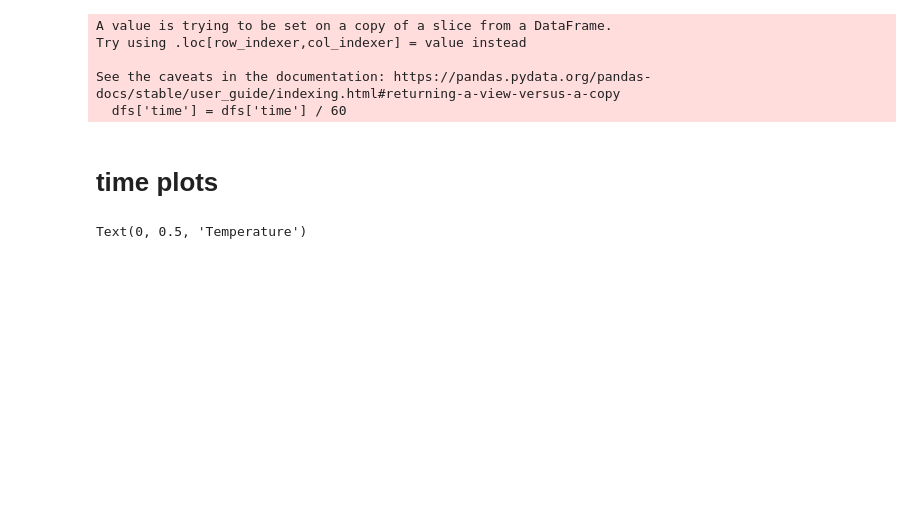
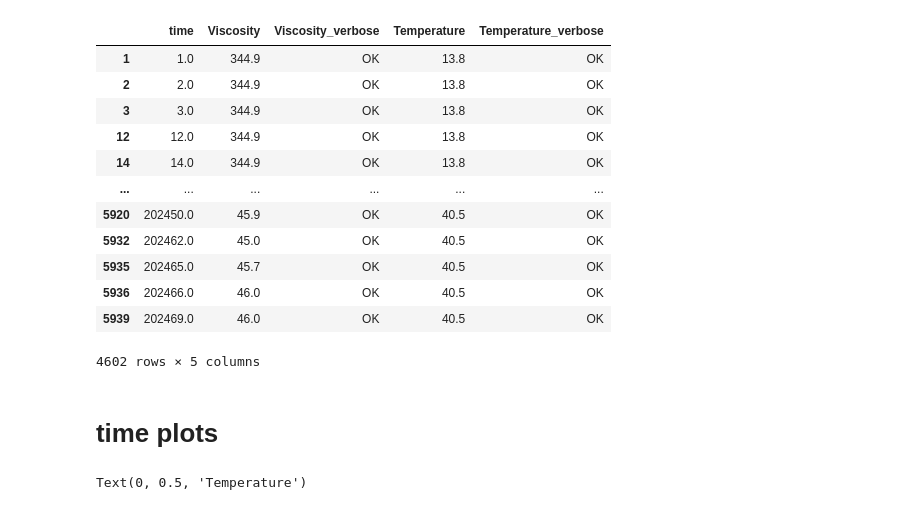
Before and after one commit to EnglishBeach/Diplom-work, a Jupyter notebook: plots.ipynb, the cells around one changed output. Saved outputs shown, nothing was run; the diff lists cells and outputs as text; code cells hidden in the pictures; blank space fills up the shorter version.

```diff
--- a/plots.ipynb
+++ b/plots.ipynb
@@ -1,6 +1,7 @@
 # %%
 import pandas as pd
 import numpy as np
+pd.set_option('mode.chained_assignment', None)
 # %%
 path = r'Experiments/MultiplyTemperature/Exp0(0)/Data'
 df1 = pd.read_csv(f'{path}/1.csv',index_col=0)
@@ -29,17 +30,7 @@ df = pd.concat([df1,df2,df3,df4])
 
 df= df.dropna(subset=['Viscosity','Temperature'])
 # %%
-temperature_cond = ((13 < df['Temperature']) & (df['Temperature'] < 45))
-viscosity_cond = ((40 < df['Viscosity']) & (df['Viscosity'] < 350))
-
-dfs = df[temperature_cond & viscosity_cond]
 # plot_rules = {'processor_sweep':2, 'OK':0, 'error':4, 'value_combine':3,
 #        'inner_processor_check':1}
 # df[['Viscosity_verbose','Temperature_verbose']] = df[['Viscosity_verbose','Temperature_verbose']].replace(plot_rules)
-dfs['time'] = dfs['time'] / 60
+# dfs['time'] = dfs['time'] / 60
-# %% [output]
-A value is trying to be set on a copy of a slice from a DataFrame.
-Try using .loc[row_indexer,col_indexer] = value instead
-
-See the caveats in the documentation: https://pandas.pydata.org/pandas-docs/stable/user_guide/indexing.html#returning-a-view-versus-a-copy
-  dfs['time'] = dfs['time'] / 60
@@ -46,3 +42,38 @@ See the caveats in the documentation: https://pandas.pydata.org/pandas-docs/stab
+# %%
+T_goupT= dfs.groupby(by='Temperature')['Temperature']
+T_groupV=dfs.groupby(by='Temperature')['Viscosity']
+def foo(g):
+    whisker_width=0
+    q1 = g.quantile(0.45)
+    q3 = g.quantile(0.55)
+    iqr = q3 - q1
+    return (g >= q1 - whisker_width*iqr) & (g <= q3 + whisker_width*iqr)
+    # return np.abs((g - g.median()) / iqr) < 2.22
+    # return np.abs((g - g.mean()) / g.std(ddof=0)) < 1
+
+error_mask= T_groupV.apply(foo ).droplevel([0]).reset_index(drop=True).to_numpy()
+
+dfs = dfs[error_mask]
+
+
+# T_goupT2= dfs2.groupby(by='Temperature')['Temperature']
+# T_groupV2=dfs2.groupby(by='Temperature')['Viscosity']
+# dfs2
+dfs
+# %% [output]
+|  | time | Viscosity | Viscosity_verbose | Temperature | Temperature_verbose |
+| 1 | 1.0 | 344.9 | OK | 13.8 | OK |
+| 2 | 2.0 | 344.9 | OK | 13.8 | OK |
+| 3 | 3.0 | 344.9 | OK | 13.8 | OK |
+| 12 | 12.0 | 344.9 | OK | 13.8 | OK |
+| 14 | 14.0 | 344.9 | OK | 13.8 | OK |
+| ... | ... | ... | ... | ... | ... |
+| 5920 | 202450.0 | 45.9 | OK | 40.5 | OK |
+| 5932 | 202462.0 | 45.0 | OK | 40.5 | OK |
+| 5935 | 202465.0 | 45.7 | OK | 40.5 | OK |
+| 5936 | 202466.0 | 46.0 | OK | 40.5 | OK |
+| 5939 | 202469.0 | 46.0 | OK | 40.5 | OK |
+4602 rows × 5 columns
 # %% [markdown]
 # time plots
 # %%
```
Also changed, not shown: parts of 9 cells of this notebook.
